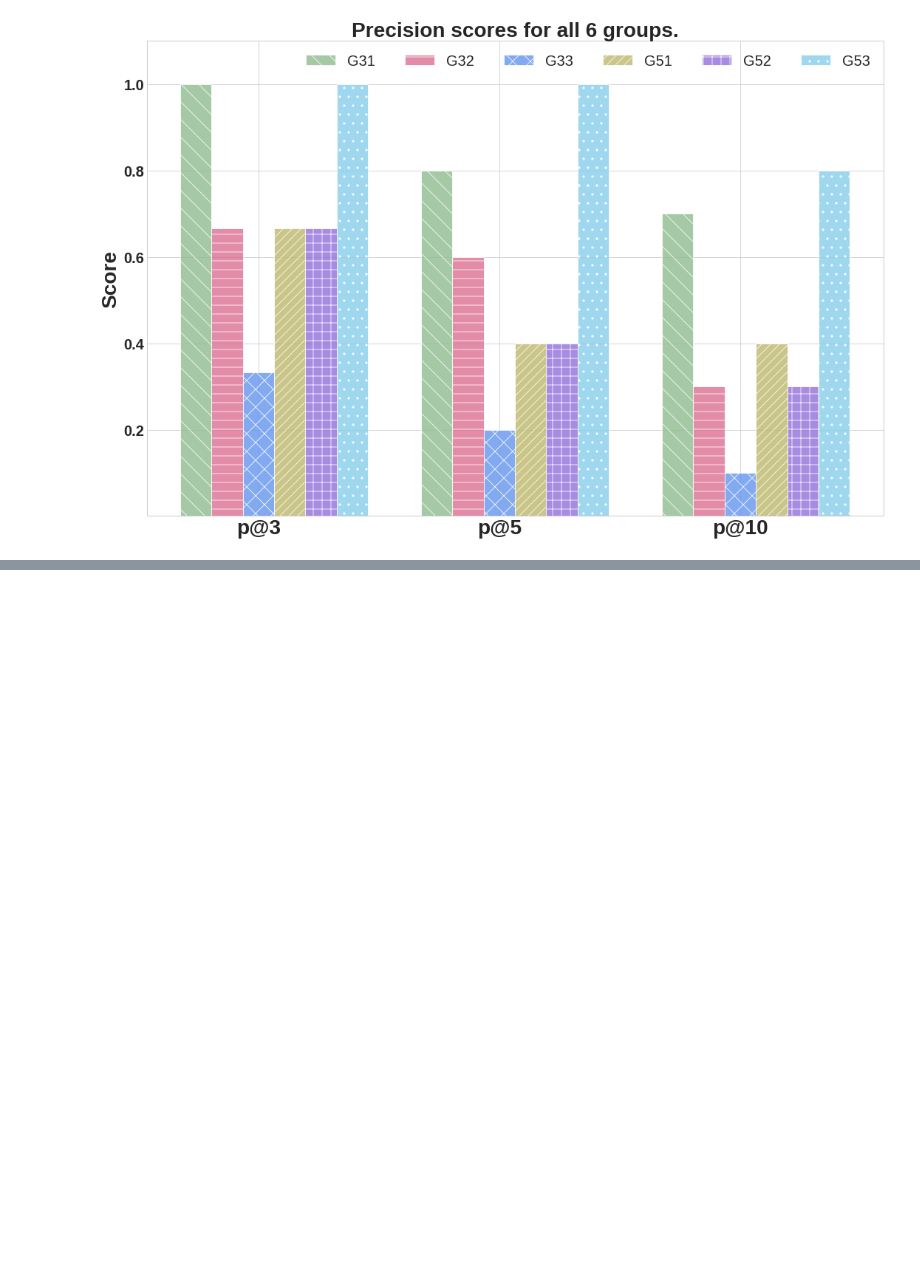
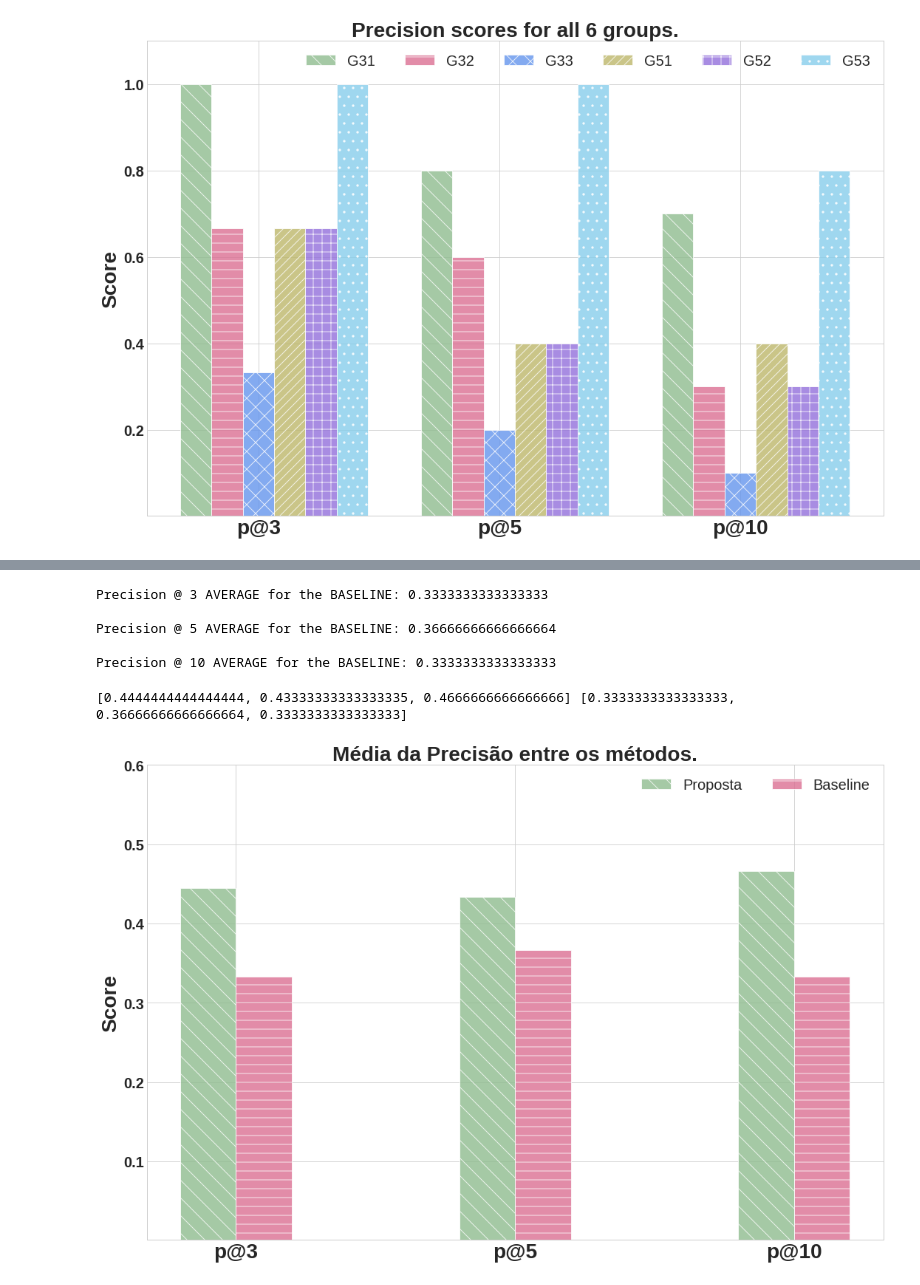
Before and after one commit to amandachagas/surprise-test, a Jupyter notebook: notebooks/Online Experiment Results.ipynb, the cells around one changed output, grey strips where cells are left out. Saved outputs shown, nothing was run; the diff lists cells and outputs as text; code cells hidden in the pictures; blank space fills up the shorter version.

Commit message:
Calculating precision average between proposal and baseline. Ploting graph

```diff
--- a/notebooks/Online Experiment Results.ipynb
+++ b/notebooks/Online Experiment Results.ipynb
@@ -398,0 +534,11 @@ plt.show()
+# %%
+def average(lst):
+    return sum(lst) / len(lst)
+# %%
+avg_truth_p_3 = average(groups_truth_p_at_3)
+avg_truth_p_5 = average(groups_truth_p_at_5)
+avg_truth_p_10 = average(groups_truth_p_at_10)
+
+print("Precision @ 3 AVERAGE for the TRUTH: {}\n".format(avg_truth_p_3))
+print("Precision @ 5 AVERAGE for the TRUTH: {}\n".format(avg_truth_p_5))
+print("Precision @ 10 AVERAGE for the TRUTH: {}\n".format(avg_truth_p_10))
@@ -398,0 +551,67 @@ plt.show()
+# %%
+avg_baseline_p_3 = average(groups_baseline_p_at_3)
+avg_baseline_p_5 = average(groups_baseline_p_at_5)
+avg_baseline_p_10 = average(groups_baseline_p_at_10)
+
+print("Precision @ 3 AVERAGE for the BASELINE: {}\n".format(avg_baseline_p_3))
+print("Precision @ 5 AVERAGE for the BASELINE: {}\n".format(avg_baseline_p_5))
+print("Precision @ 10 AVERAGE for the BASELINE: {}\n".format(avg_baseline_p_10))
+# %% [output]
+Precision @ 3 AVERAGE for the BASELINE: 0.3333333333333333
+
+Precision @ 5 AVERAGE for the BASELINE: 0.36666666666666664
+
+Precision @ 10 AVERAGE for the BASELINE: 0.3333333333333333
+# %%
+plt.rcParams['figure.figsize'] = (15,10)
+
+# data to plot
+n = 3
+
+# precision_avg_at_3 = [avg_truth_p_3, avg_baseline_p_3]
+# precision_avg_at_5 = [avg_truth_p_5, avg_baseline_p_5]
+# precision_avg_at_10 = [avg_truth_p_10, avg_baseline_p_10]
+
+truth_avg = [avg_truth_p_3, avg_truth_p_5, avg_truth_p_10]
+baseline_avg = [avg_baseline_p_3, avg_baseline_p_5, avg_baseline_p_10]
+
+
+# m_baseline = [m_bl_p3, m_bl_p5, m_bl_p10]
+# m_standard = [m_p3_s, m_p5_s, m_p10_s]
+# m_greedy = [m_p3_g, m_p5_g, m_p10_g]
+# m_random = [m_p3_r, m_p5_r, m_p10_r]
+
+print(truth_avg, baseline_avg)
+
+# create plot
+fig, ax = plt.subplots()
+index = np.arange(n)
+bar_width = 0.2
+opacity = 0.8
+
+line1 = plt.bar(index, truth_avg, bar_width, alpha=opacity, color='darkseagreen', label='Proposta', hatch="\\", edgecolor='white')
+line2 = plt.bar(index + bar_width, baseline_avg, bar_width, alpha=opacity, color='palevioletred',  label='Baseline', hatch="-", edgecolor='white')
+# line3 = plt.bar(index + bar_width + bar_width, precision_avg_at_10, bar_width, alpha=opacity, color='cornflowerblue', label='G33', hatch="x", edgecolor='white')
+# line4 = plt.bar(index + bar_width + bar_width + bar_width, precision_g_51, bar_width, alpha=opacity, color='darkkhaki', label='G51', hatch="//", edgecolor='white')
+# line5 = plt.bar(index + bar_width + bar_width + bar_width + bar_width, precision_g_52, bar_width, alpha=opacity, color='mediumpurple', label='G52', hatch="+", edgecolor='white')
+# line6 = plt.bar(index + bar_width + bar_width + bar_width + bar_width + bar_width, precision_g_53, bar_width, alpha=opacity, color='skyblue', label='G53', hatch=".", edgecolor='white')
+
+
+# plt.xlabel('Precision@', fontweight="bold", fontsize=28)
+plt.ylabel('Score', fontweight="bold", fontsize=28)
+plt.title('Média da Precisão entre os métodos.', fontweight="bold", fontsize=28)
+plt.xticks(index + 0.1, ('p@3', 'p@5', 'p@10'), fontweight="bold", fontsize=28)
+plt.yticks(fontweight="bold", fontsize=20)
+
+plt.legend(fontsize=20, ncol=6)
+
+axes = plt.gca()
+# axes.set_xlim([xmin,xmax])
+axes.set_ylim([0.001,.6])
+
+plt.savefig('precision_average_between_approaches.png', transparent=True)
+plt.tight_layout()
+plt.show()
+# %% [output]
+[0.4444444444444444, 0.43333333333333335, 0.4666666666666666] [0.3333333333333333, 0.36666666666666664, 0.3333333333333333]
+[figure, added]
```
Also changed, not shown: parts of 8 cells of this notebook, 1 other file.
